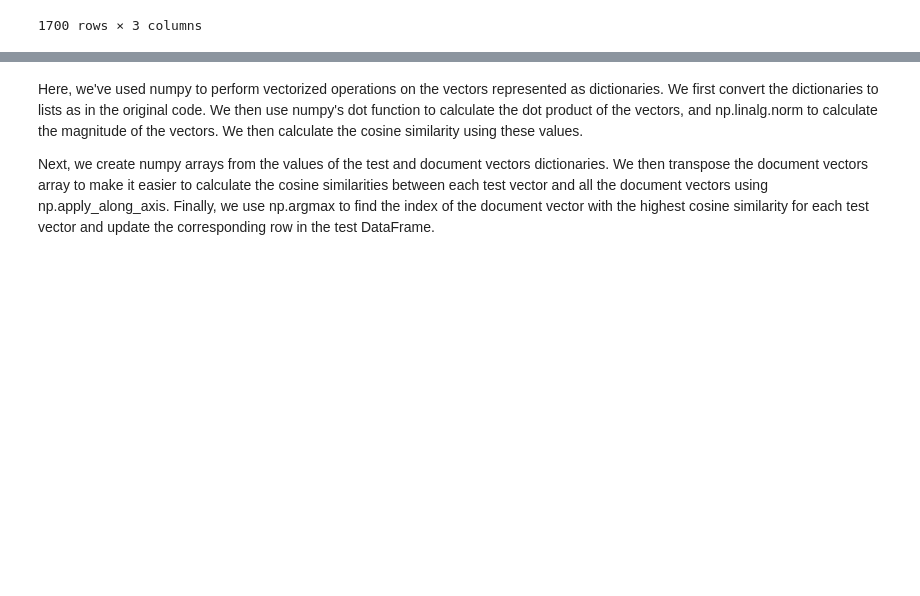
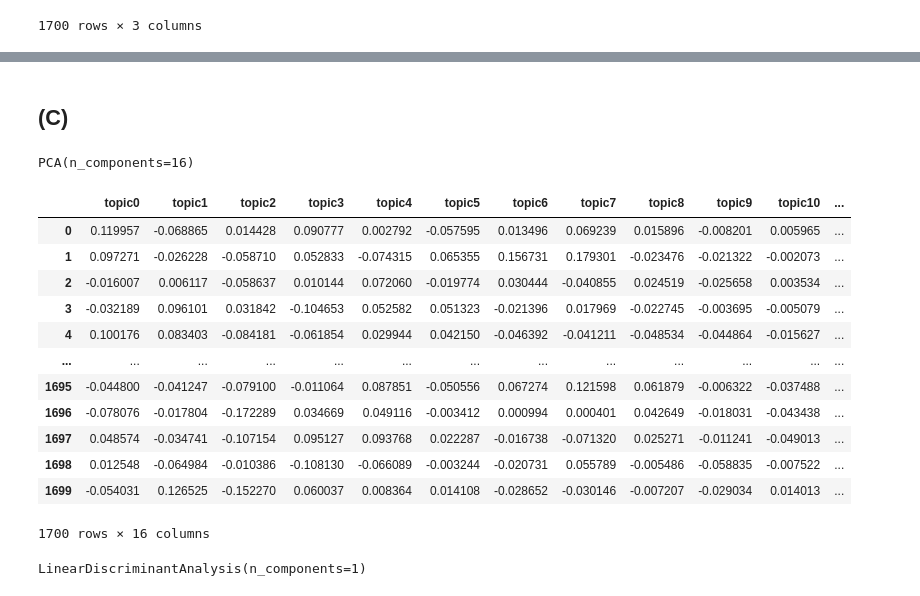
Before and after one commit to YeabinMoonEcon/BUS211, a Jupyter notebook: BUS243_NLP/HW/HW3_sol.ipynb, the cells around one changed output, grey strips where cells are left out. Saved outputs shown, nothing was run; the diff lists cells and outputs as text; code cells hidden in the pictures; blank space fills up the shorter version.

```diff
--- a/BUS243_NLP/HW/HW3_sol.ipynb
+++ b/BUS243_NLP/HW/HW3_sol.ipynb
@@ -514,4 +491,0 @@ test.iloc[:, -1] = train.iloc[np.argmax(similarities), 0]
-# %% [markdown]
-Here, we've used numpy to perform vectorized operations on the vectors represented as dictionaries. We first convert the dictionaries to lists as in the original code. We then use numpy's dot function to calculate the dot product of the vectors, and np.linalg.norm to calculate the magnitude of the vectors. We then calculate the cosine similarity using these values.
-
-Next, we create numpy arrays from the values of the test and document vectors dictionaries. We then transpose the document vectors array to make it easier to calculate the cosine similarities between each test vector and all the document vectors using np.apply_along_axis. Finally, we use np.argmax to find the index of the document vector with the highest cosine similarity for each test vector and update the corresponding row in the test DataFrame.
@@ -517,0 +497,4 @@ Next, we create numpy arrays from the values of the test and document vectors di
+# %% [markdown]
+## (C)
+# %%
+tfidf_docs = model.toarray()
@@ -517,0 +503,25 @@ Next, we create numpy arrays from the values of the test and document vectors di
+# %%
+pca = PCA(n_components=16)
+pca.fit(tfidf_docs)
+# %% [output]
+PCA(n_components=16)
+# %%
+columns = ['topic{}'.format(i) for i in range(pca.n_components)]
+pca_topic_vectors = pca.transform(tfidf_docs)
+pca_topic_vectors = pd.DataFrame(pca_topic_vectors, columns=columns)
+# %%
+pca_topic_vectors
+# %% [output]
+|  | topic0 | topic1 | topic2 | topic3 | topic4 | topic5 | topic6 | topic7 | topic8 | topic9 | topic10 | ... |
+| 0 | 0.119957 | -0.068865 | 0.014428 | 0.090777 | 0.002792 | -0.057595 | 0.013496 | 0.069239 | 0.015896 | -0.008201 | 0.005965 | ... |
+| 1 | 0.097271 | -0.026228 | -0.058710 | 0.052833 | -0.074315 | 0.065355 | 0.156731 | 0.179301 | -0.023476 | -0.021322 | -0.002073 | ... |
+| 2 | -0.016007 | 0.006117 | -0.058637 | 0.010144 | 0.072060 | -0.019774 | 0.030444 | -0.040855 | 0.024519 | -0.025658 | 0.003534 | ... |
+| 3 | -0.032189 | 0.096101 | 0.031842 | -0.104653 | 0.052582 | 0.051323 | -0.021396 | 0.017969 | -0.022745 | -0.003695 | -0.005079 | ... |
+| 4 | 0.100176 | 0.083403 | -0.084181 | -0.061854 | 0.029944 | 0.042150 | -0.046392 | -0.041211 | -0.048534 | -0.044864 | -0.015627 | ... |
+| ... | ... | ... | ... | ... | ... | ... | ... | ... | ... | ... | ... | ... |
+| 1695 | -0.044800 | -0.041247 | -0.079100 | -0.011064 | 0.087851 | -0.050556 | 0.067274 | 0.121598 | 0.061879 | -0.006322 | -0.037488 | ... |
+| 1696 | -0.078076 | -0.017804 | -0.172289 | 0.034669 | 0.049116 | -0.003412 | 0.000994 | 0.000401 | 0.042649 | -0.018031 | -0.043438 | ... |
+| 1697 | 0.048574 | -0.034741 | -0.107154 | 0.095127 | 0.093768 | 0.022287 | -0.016738 | -0.071320 | 0.025271 | -0.011241 | -0.049013 | ... |
+| 1698 | 0.012548 | -0.064984 | -0.010386 | -0.108130 | -0.066089 | -0.003244 | -0.020731 | 0.055789 | -0.005486 | -0.058835 | -0.007522 | ... |
+| 1699 | -0.054031 | 0.126525 | -0.152270 | 0.060037 | 0.008364 | 0.014108 | -0.028652 | -0.030146 | -0.007207 | -0.029034 | 0.014013 | ... |
+1700 rows × 16 columns
@@ -517,0 +532,4 @@ Next, we create numpy arrays from the values of the test and document vectors di
+# %%
+lda.fit(pca_topic_vectors, train.sentiment)
+# %% [output]
+LinearDiscriminantAnalysis(n_components=1)
```
Also changed, not shown: parts of 26 cells of this notebook, 4 other files.
